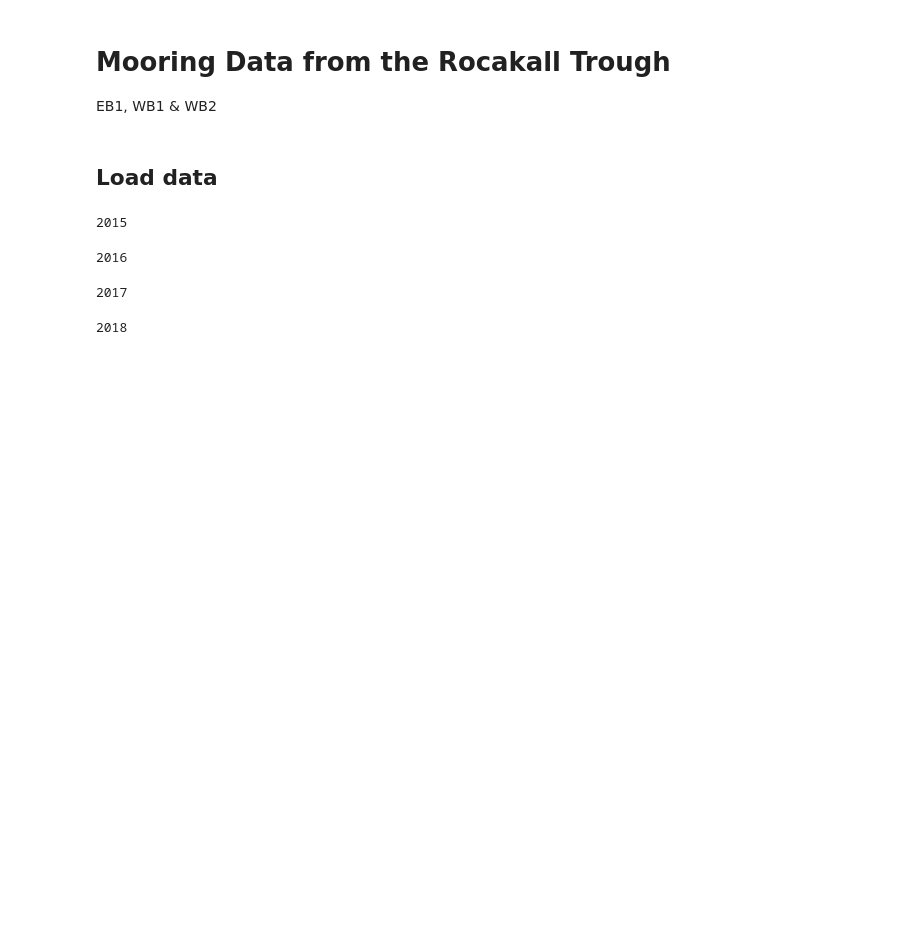
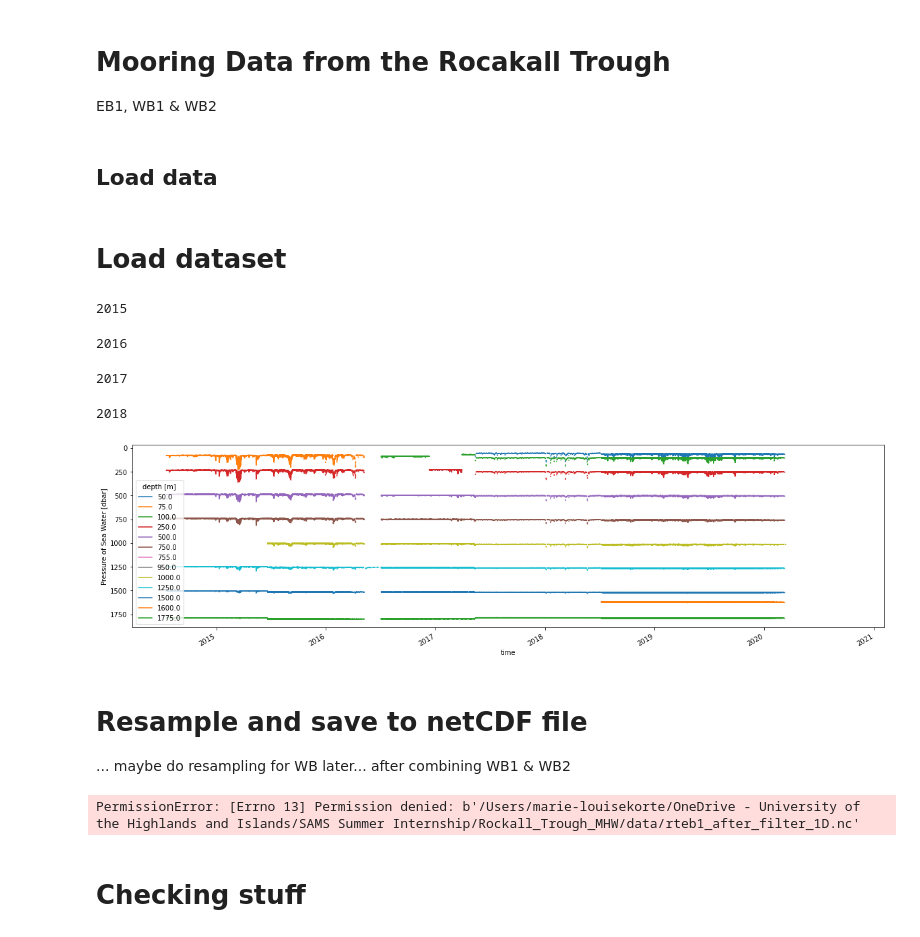
Before and after one commit to Marie-Louise-Korte/Rockall_Trough_MHW, a Jupyter notebook: Mooring_data.ipynb, the cells around one changed output. Cells and saved outputs as stored; diff of their text form; code cells hidden in the pictures; blank space fills up the shorter version.

```diff
--- a/Mooring_data.ipynb
+++ b/Mooring_data.ipynb
@@ -22,8 +23,8 @@ data_path = Path('data/SAMS_moorings/')
 # data_path =  Path('./data/')
 
 #moor = 'rtwb1'
-moor = 'rtwb2'
-#moor = 'rteb1'
+#moor = 'rtwb2'
+moor = 'rteb1'
 # %%
 def load_moor_data(data_path,moor,year):
     def __dms2dd(degrees, minutes, direction):
@@ -134,20 +209,22 @@ ds_17 = load_moor_data(data_path,moor,2017)
+# %% [markdown]
+# Load dataset
 # %%
 # %%time
-ds = load_moor_data(data_path,moor,2014)
-#resample to 2hr grid
-#convert to SA from SP
-#convert to pt from t
-#convert to CT from pt
-#calc median of SA (SA_md), rm +/-10g/kg. ds.temp = (ds.temp/ds.SA).where((((SA_md-10)<ds.SA) & (ds.SA<=(SA_md+10))))
-#loop (n=5): calc md, cut off md +/-1 stand.dev.
+year = 2014
+ds = load_moor_data(data_path,moor,year)
+ds = filter_moor_data(ds, moor, year)
 
 for year in np.arange(2015,2019):
     display(year)
-#     if year == 2017:
-#         dummy = take ds_17
-#     else:
-#         dummy = load_moor_data(data_path,moor,year)
+    if (year == 2016) & (moor == 'rteb1'):
+        dummy = load_moor_data(data_path,moor,year)
+        dummy = load_eb_2016(dummy)
+        #dummy = ds_16
+    else:
+         dummy = load_moor_data(data_path,moor,year)
     #convert, despike then merge
+    dummy = filter_moor_data(dummy, moor, year)
+
     ds = xr.concat([ds,dummy],dim='time')
 # %% [output]
 2015
@@ -161,3 +234,25 @@ ds.to_netcdf(f'data/{moor}_all_merged_1.nc',
+# %%
+ds.pres.plot.line(x='time',figsize=(20,5), yincrease=False);
+# %% [output]
+[figure, added]
+# %% [markdown]
+# Resample and save to netCDF file
+... maybe do resampling for WB later... after combining WB1 & WB2
 # %%
 #ds1D = ds.resample(time = "1D").mean(keep_attrs=True);
 #ds1D
+# %%
+if moor == 'rteb1':
+    ds1D = ds.resample(time = "1D").mean(keep_attrs=True);
+    ds1D
+    ds.to_netcdf(f'data/{moor}_after_filter_1D.nc',
+        engine='netcdf4',
+        encoding={'time':{'units':'days since 1900-01-01 00:00:00'}})
+else:
+     ds.to_netcdf(f'data/{moor}_after_filter.nc',
+        engine='netcdf4',
+        encoding={'time':{'units':'days since 1900-01-01 00:00:00'}})
+# %% [output]
+PermissionError: [Errno 13] Permission denied: b'/Users/marie-louisekorte/OneDrive - University of the Highlands and Islands/SAMS Summer Internship/Rockall_Trough_MHW/data/rteb1_after_filter_1D.nc'
+# %% [markdown]
+# Checking stuff
```
Also changed, not shown: parts of 10 cells of this notebook.
